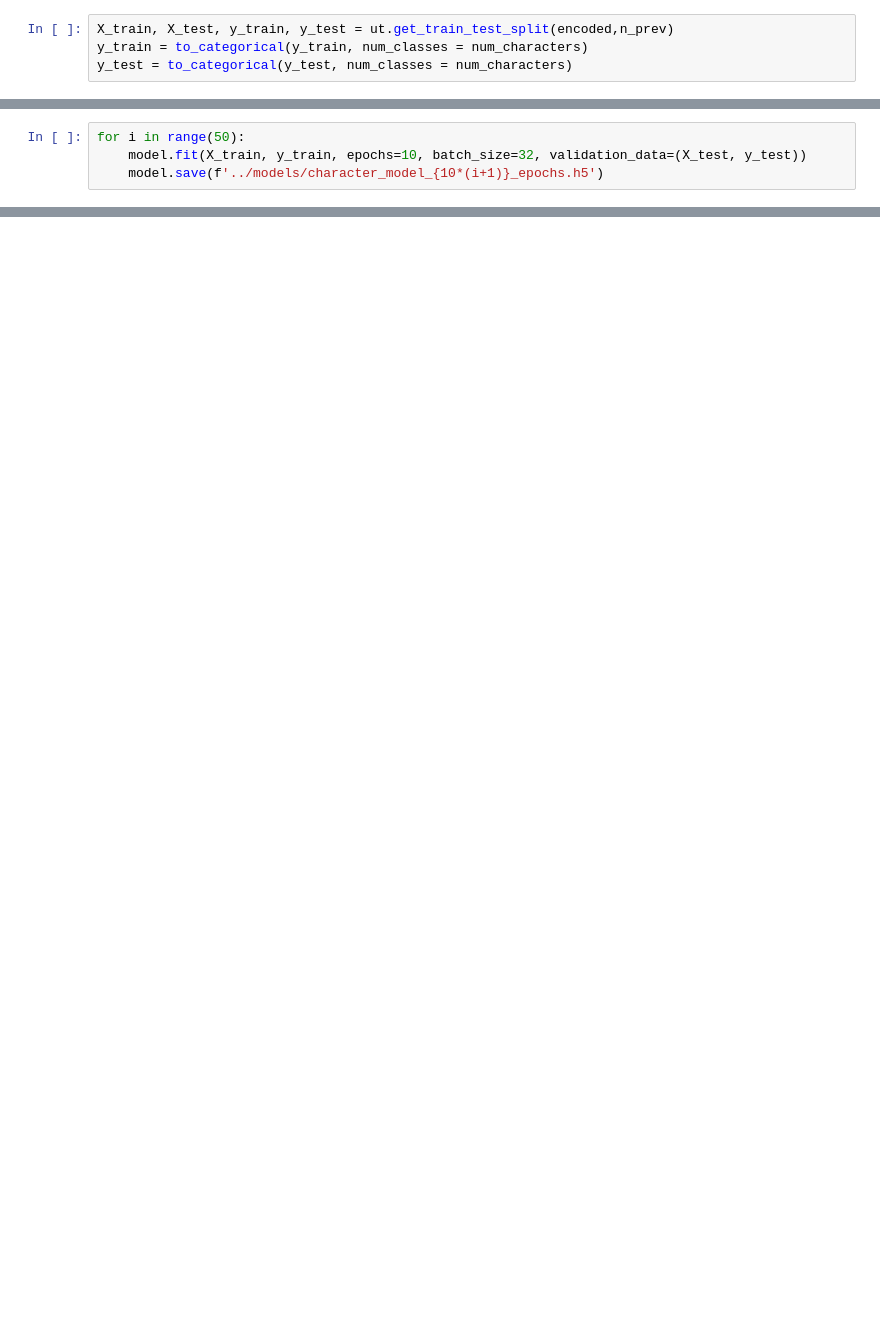
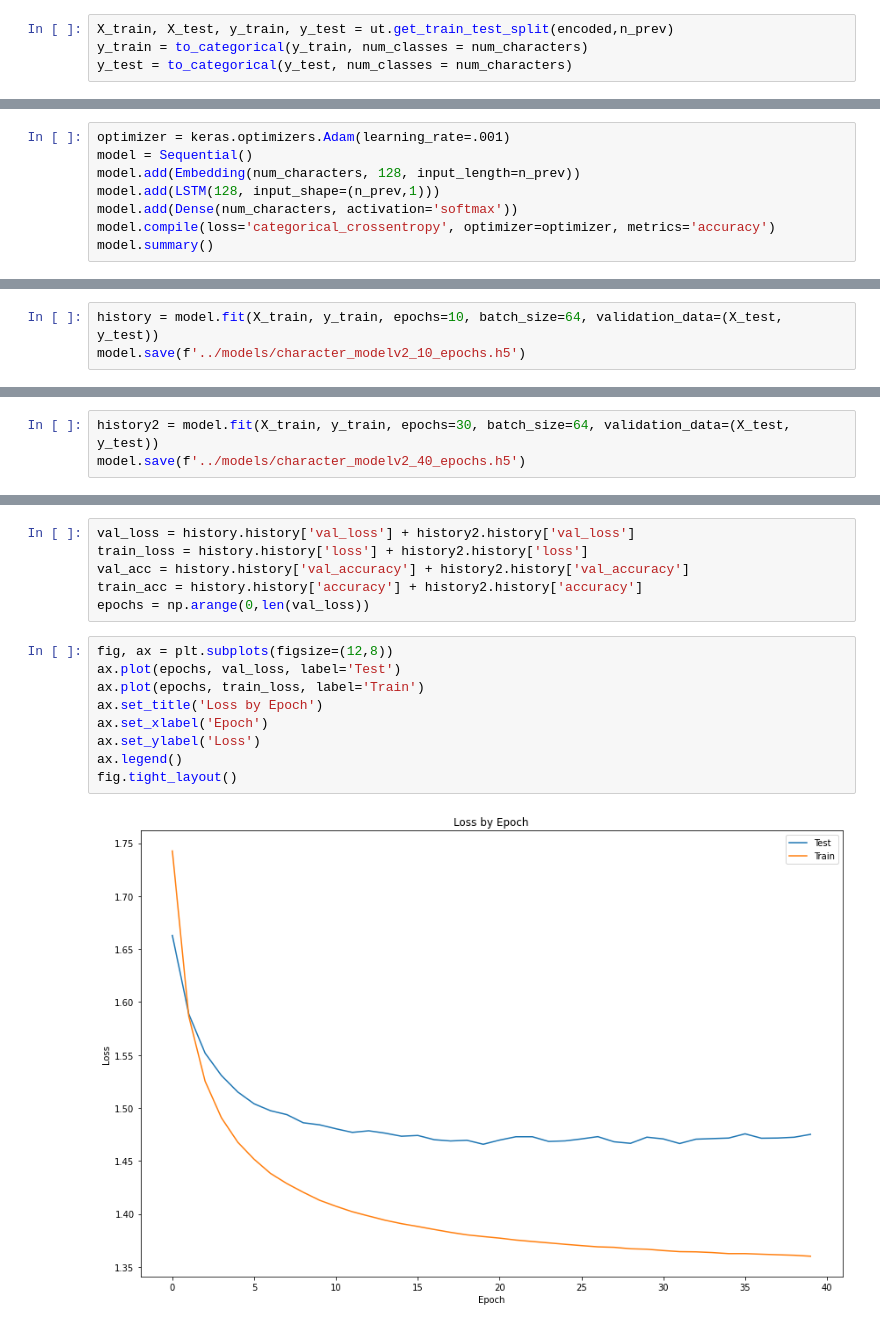
Before and after one commit to Kellenpoto/Edgar-Allen-Poem-Generator, a Jupyter notebook: notebooks/character_model.ipynb, the cells around one changed output, grey strips where cells are left out. Saved outputs shown, nothing was run; the diff lists cells and outputs as text; blank space fills up the shorter version.

```diff
--- a/notebooks/character_model.ipynb
+++ b/notebooks/character_model.ipynb
@@ -43,0 +27,8 @@ model = ut.create_model(num_characters, n_prev)
+# %%
+optimizer = keras.optimizers.Adam(learning_rate=.001)
+model = Sequential()
+model.add(Embedding(num_characters, 128, input_length=n_prev))
+model.add(LSTM(128, input_shape=(n_prev,1)))
+model.add(Dense(num_characters, activation='softmax'))
+model.compile(loss='categorical_crossentropy', optimizer=optimizer, metrics='accuracy')
+model.summary()
@@ -44,6 +50,5 @@ model = ut.create_model(num_characters, n_prev)
 # %%
-for i in range(50):
-    model.fit(X_train, y_train, epochs=10, batch_size=32, validation_data=(X_test, y_test))
-    model.save(f'../models/character_model_{10*(i+1)}_epochs.h5')
+history = model.fit(X_train, y_train, epochs=10, batch_size=64, validation_data=(X_test, y_test))
+model.save(f'../models/character_modelv2_10_epochs.h5')
 # %% [output]
 Epoch 1/10
@@ -65,0 +82,3 @@ Epoch 1/10
+# %%
+history2 = model.fit(X_train, y_train, epochs=30, batch_size=64, validation_data=(X_test, y_test))
+model.save(f'../models/character_modelv2_40_epochs.h5')
@@ -65,0 +107,17 @@ Epoch 1/10
+# %%
+val_loss = history.history['val_loss'] + history2.history['val_loss']
+train_loss = history.history['loss'] + history2.history['loss']
+val_acc = history.history['val_accuracy'] + history2.history['val_accuracy']
+train_acc = history.history['accuracy'] + history2.history['accuracy']
+epochs = np.arange(0,len(val_loss))
+# %%
+fig, ax = plt.subplots(figsize=(12,8))
+ax.plot(epochs, val_loss, label='Test')
+ax.plot(epochs, train_loss, label='Train')
+ax.set_title('Loss by Epoch')
+ax.set_xlabel('Epoch')
+ax.set_ylabel('Loss')
+ax.legend()
+fig.tight_layout()
+# %% [output]
+[figure, added]
```
Also changed, not shown: parts of 14 cells of this notebook, 17 other files.
